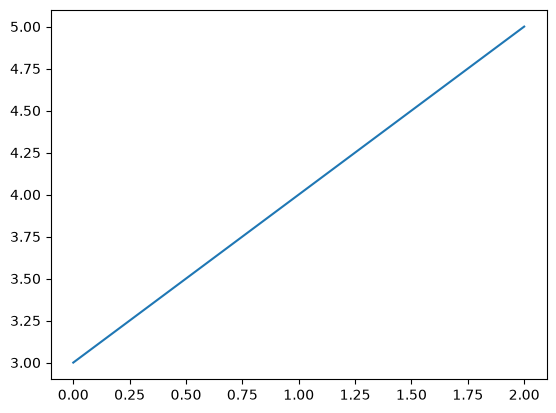
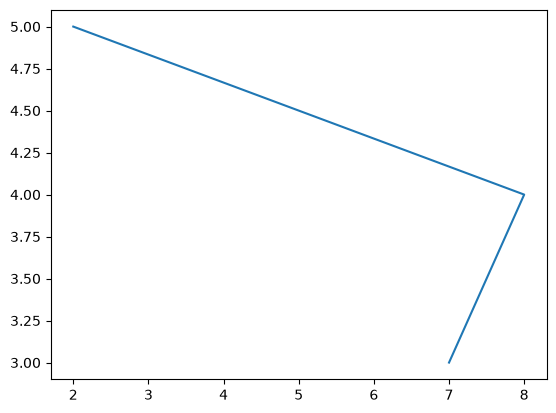
The notebook cell's code change between the first figure and the second:
--- before
+++ after
@@ -1,4 +1,6 @@
 #標準寫法
 import matplotlib.pyplot as plt
+
+
 
 # 1.製作figure
@@ -6,10 +8,10 @@
 
 # 2.在1.的figure上製作一個axes
-ax_1 = fig.add_subplot(1, 1, 1)
+axes = fig.add_subplot(1, 1, 1)
 
 # 3.將圖的數據儲存在axes中
-X = [0, 1, 2]
+X = [7, 8, 2]
 Y = [3, 4, 5]
-ax_1.plot(X, Y)
+axes.plot(X, Y)
 
 # 4.顯示圖

Commit: 第四十二次提交